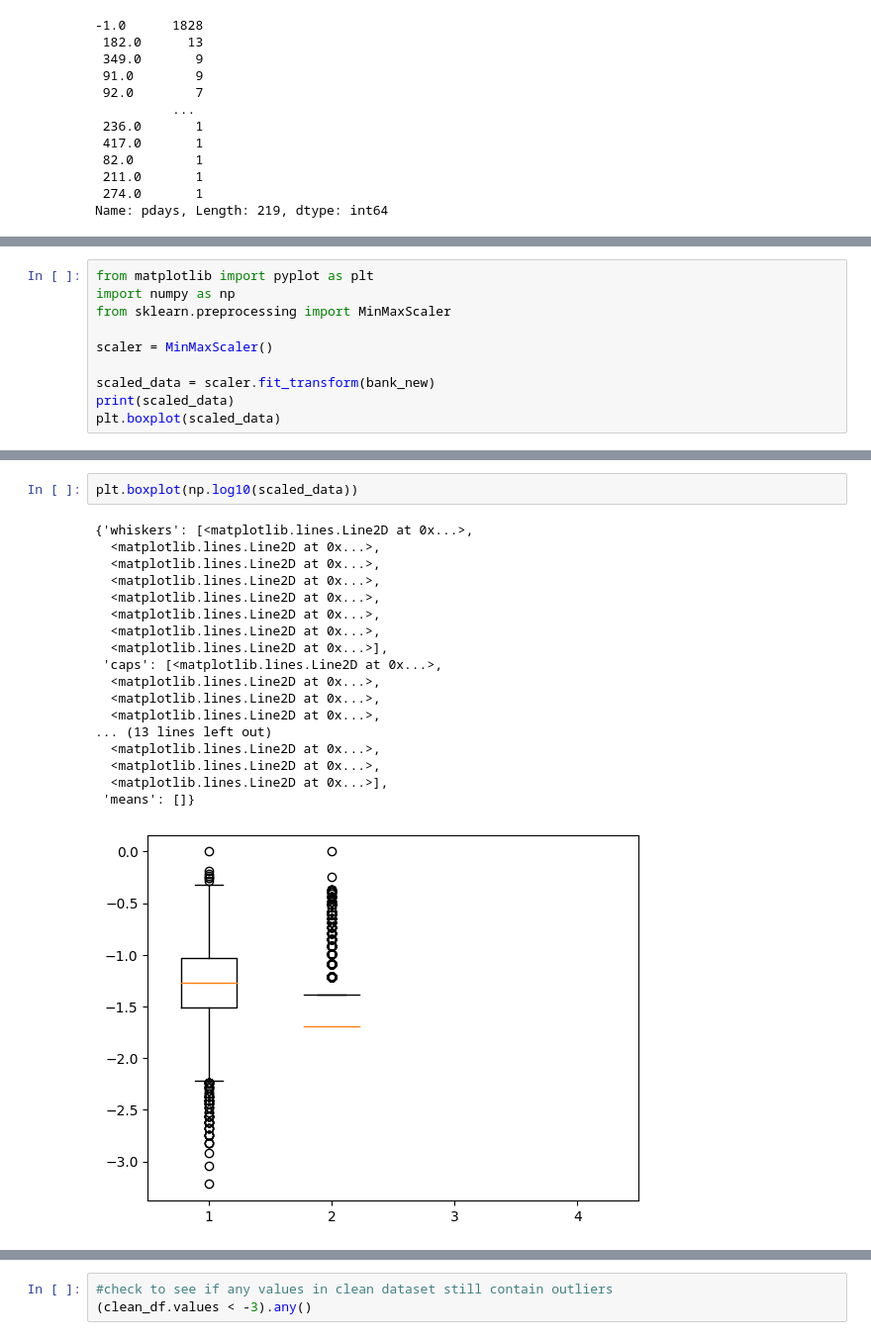
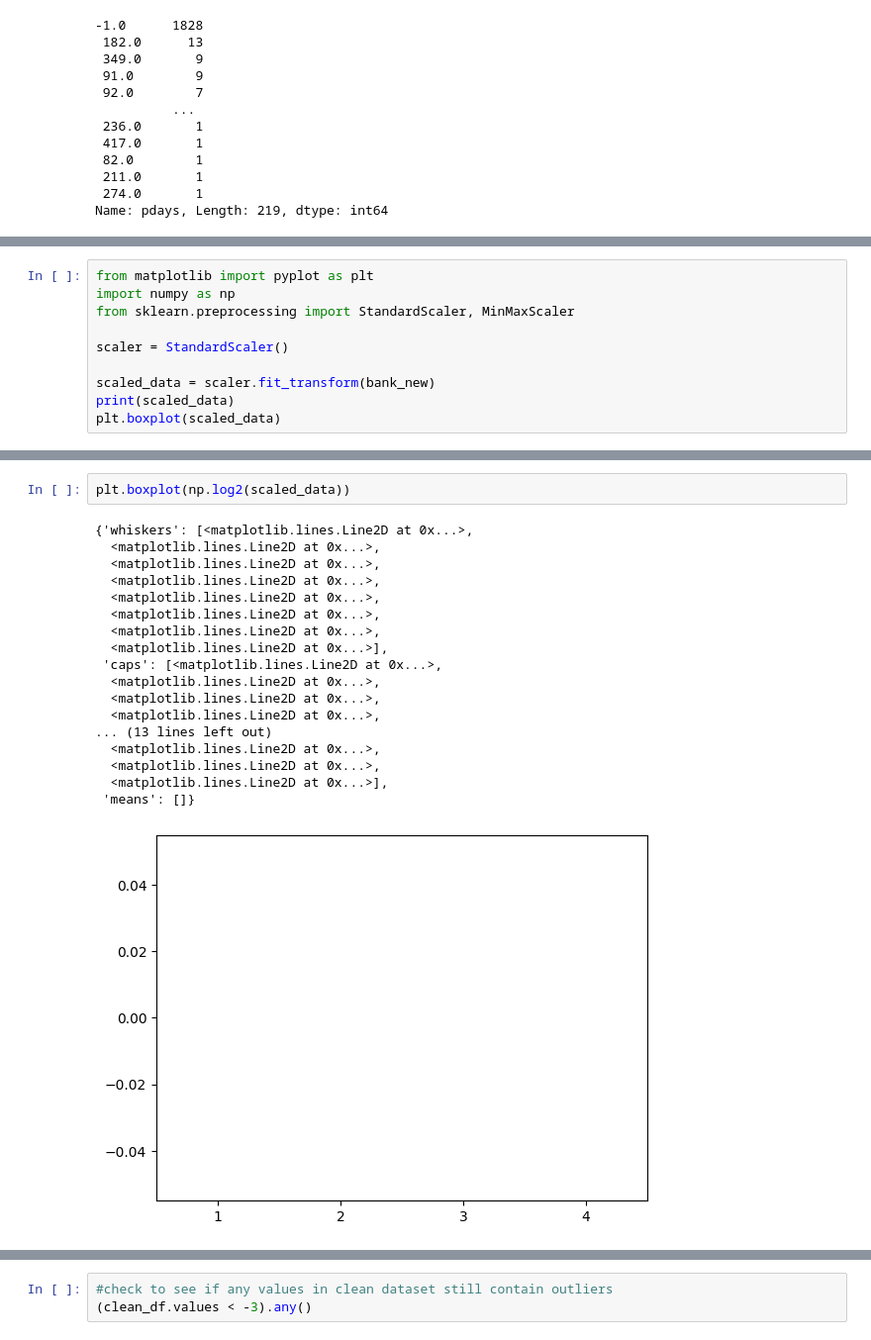
Before and after one commit to ankitajaswal/Cmpe255, a Jupyter notebook: HW2/Part2/HW 2 Part 2 - PCA and Clustering.ipynb, the cells around one changed output, grey strips where cells are left out. Shown at 99% size. Drawn from its saved outputs; the diff is of its cells as text.

```diff
--- a/HW2/Part2/HW 2 Part 2 - PCA and Clustering.ipynb
+++ b/HW2/Part2/HW 2 Part 2 - PCA and Clustering.ipynb
@@ -155,9 +155,9 @@ Name: previous, dtype: int64
 # %%
 from matplotlib import pyplot as plt
 import numpy as np
-from sklearn.preprocessing import MinMaxScaler
+from sklearn.preprocessing import StandardScaler, MinMaxScaler
 
-scaler = MinMaxScaler()
+scaler = StandardScaler()
 
 scaled_data = scaler.fit_transform(bank_new)
 print(scaled_data)
@@ -191,24 +191,24 @@ plt.boxplot(scaled_data)
 # %%
-plt.boxplot(np.log10(scaled_data))
+plt.boxplot(np.log2(scaled_data))
 # %% [output]
 {'whiskers': [<matplotlib.lines.Line2D at 0x...>,
   <matplotlib.lines.Line2D at 0x...>,
   <matplotlib.lines.Line2D at 0x...>,
   <matplotlib.lines.Line2D at 0x...>,
   <matplotlib.lines.Line2D at 0x...>,
   <matplotlib.lines.Line2D at 0x...>,
   <matplotlib.lines.Line2D at 0x...>,
   <matplotlib.lines.Line2D at 0x...>],
  'caps': [<matplotlib.lines.Line2D at 0x...>,
   <matplotlib.lines.Line2D at 0x...>,
   <matplotlib.lines.Line2D at 0x...>,
   <matplotlib.lines.Line2D at 0x...>,
 ... (13 lines left out)
   <matplotlib.lines.Line2D at 0x...>,
   <matplotlib.lines.Line2D at 0x...>,
   <matplotlib.lines.Line2D at 0x...>],
  'means': []}
-[figure, old version]
+[figure, new version]
 # %%
 # using scipy stats to compute zscore
 import scipy.stats as stats
```
Also changed, not shown: parts of 12 cells of this notebook.
